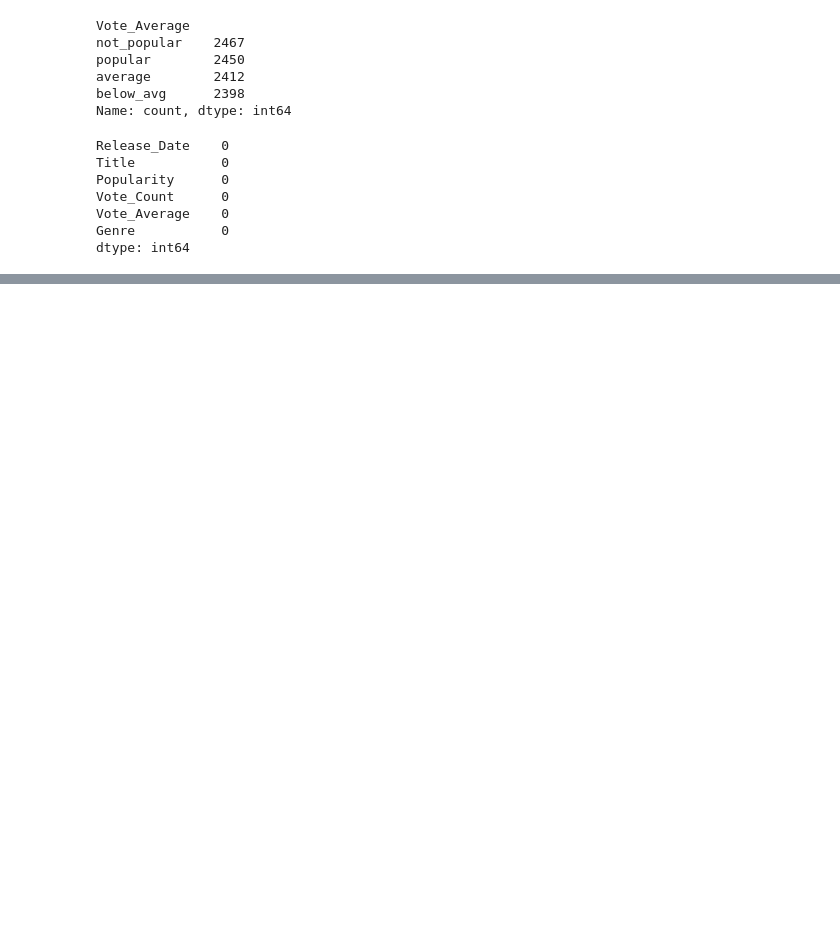
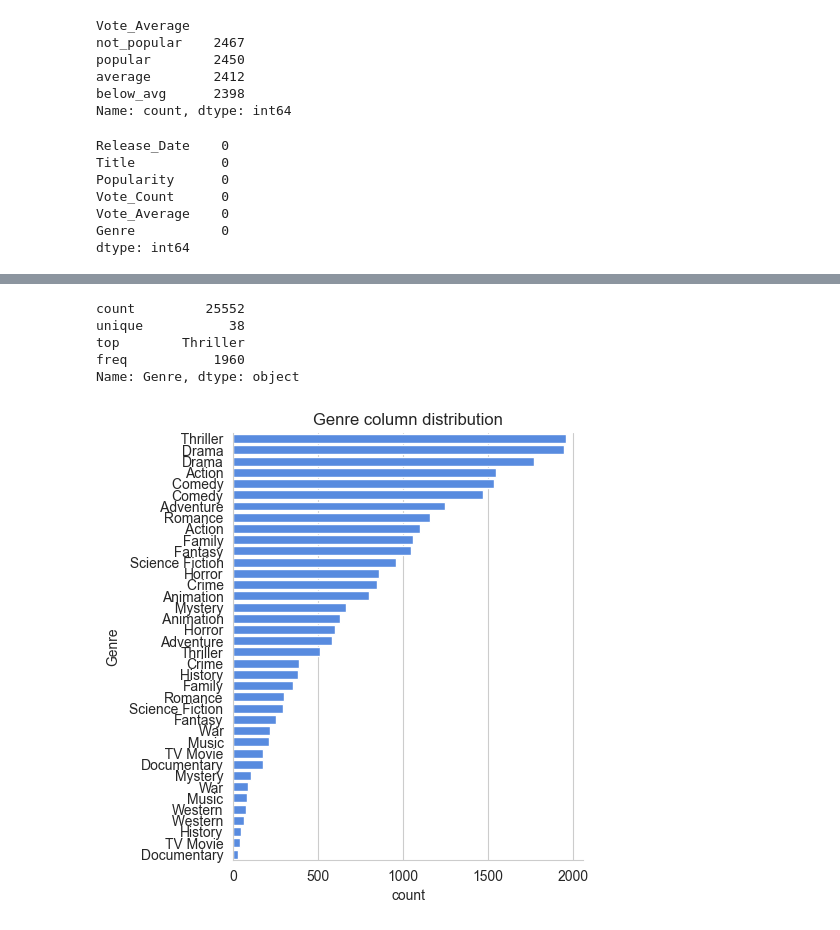
Before and after one commit to Charan-Teja-Kushuma/Data_Science_with_Agentic_Intern-Training, a Jupyter notebook: netflix_proj/netflix.ipynb, the cells around one changed output, grey strips where cells are left out. Drawn from its saved outputs; the diff is of its cells as text; code cells hidden in the pictures; blank space fills up the shorter version.

```diff
--- a/netflix_proj/netflix.ipynb
+++ b/netflix_proj/netflix.ipynb
@@ -260,3 +260,6 @@ df.head()
 | 2 | 2022 | No Exit | 2618.087 | 122 | below_avg | Thriller |
 | 3 | 2021 | Encanto | 2402.201 | 5076 | popular | Animation, Comedy, Family, Fantasy |
 | 4 | 2021 | The King's Man | 1895.511 | 1793 | average | Action, Adventure, Thriller, War |
+# %%
+#split the string into list
+df['Genre'] = df['Genre'].str.split(',')
@@ -262,0 +275,3 @@ df.head()
+# %%
+#explode list
+df = df.explode('Genre').reset_index(drop=True)
@@ -262,0 +287,3 @@ df.head()
+# %%
+# genre column into category
+df['Genre'] = df['Genre'].astype('category')
@@ -262,0 +319,23 @@ df.head()
+# %%
+#data visualization
+#settings up seaborn configutation
+
+sns.set_style('whitegrid')
+# %%
+#showing stats on genre column
+df['Genre'].describe()
+# %% [output]
+count         25552
+unique           38
+top        Thriller
+freq           1960
+Name: Genre, dtype: object
+# %%
+#visualizing genre column
+sns.catplot(y='Genre', data=df, kind= 'count',
+            order = df['Genre'].value_counts().index,
+            color = '#4285f5')
+plt.title('Genre column distribution')
+plt.show()
+# %% [output]
+[figure, added]
```
Also changed, not shown: parts of 8 cells of this notebook, 1 other file.
